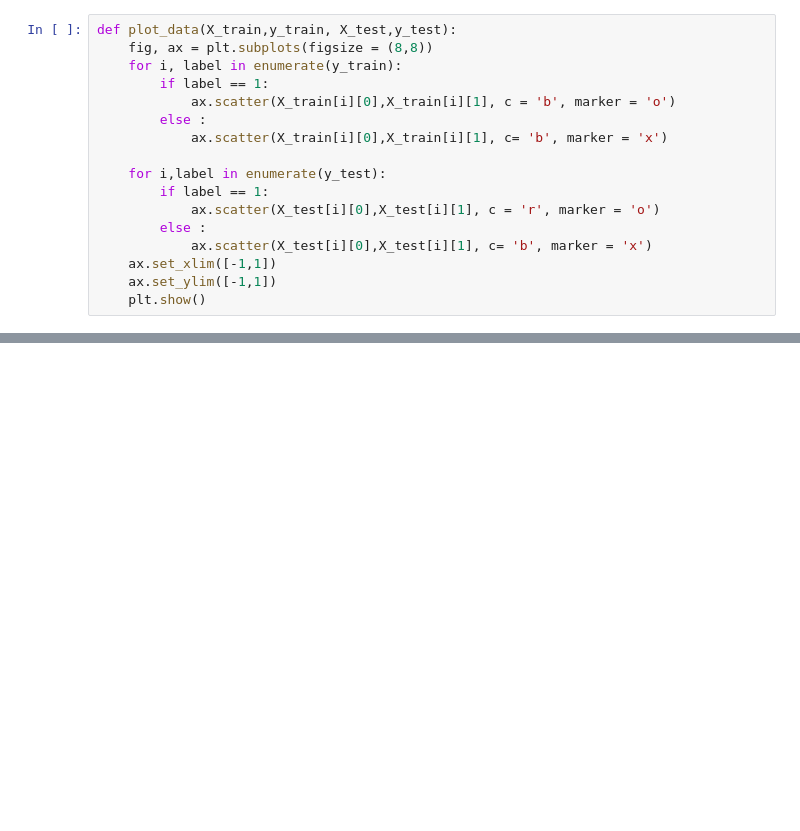
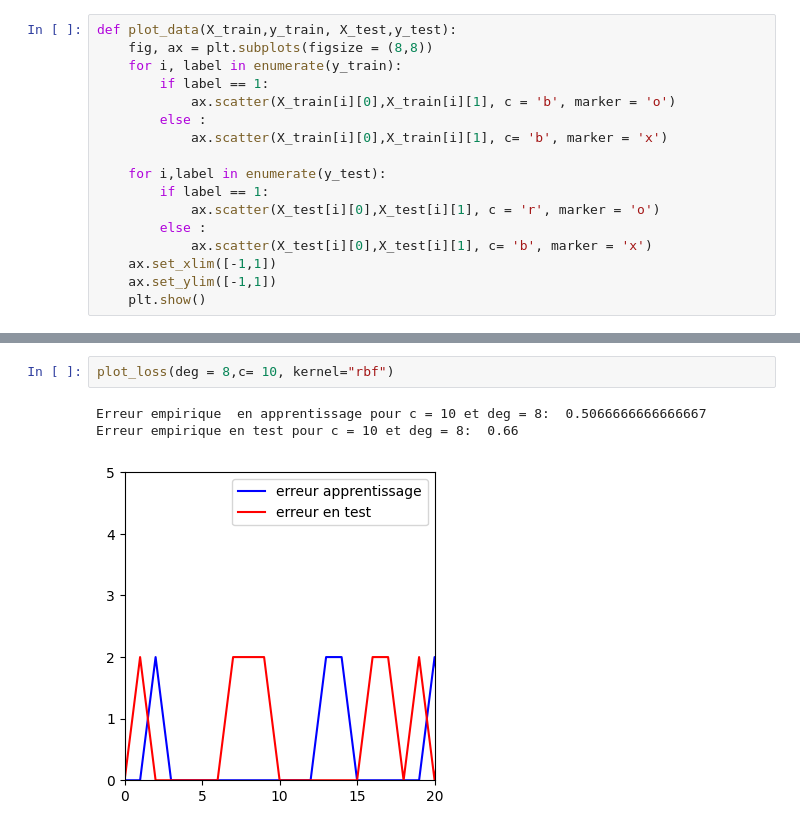
Before and after one commit to bass6c/non_linear_svm, a Jupyter notebook: tp3.ipynb, the cells around one changed output, grey strips where cells are left out. Saved outputs shown, nothing was run; the diff lists cells and outputs as text; blank space fills up the shorter version.

```diff
--- a/tp3.ipynb
+++ b/tp3.ipynb
@@ -153,0 +194,6 @@ X_new_transformed.shape
+# %%
+plot_loss(deg = 8,c= 10, kernel="rbf")
+# %% [output]
+Erreur empirique  en apprentissage pour c = 10 et deg = 8:  0.5066666666666667
+Erreur empirique en test pour c = 10 et deg = 8:  0.66
+[figure, added]
```
Also changed, not shown: parts of 17 cells of this notebook.
